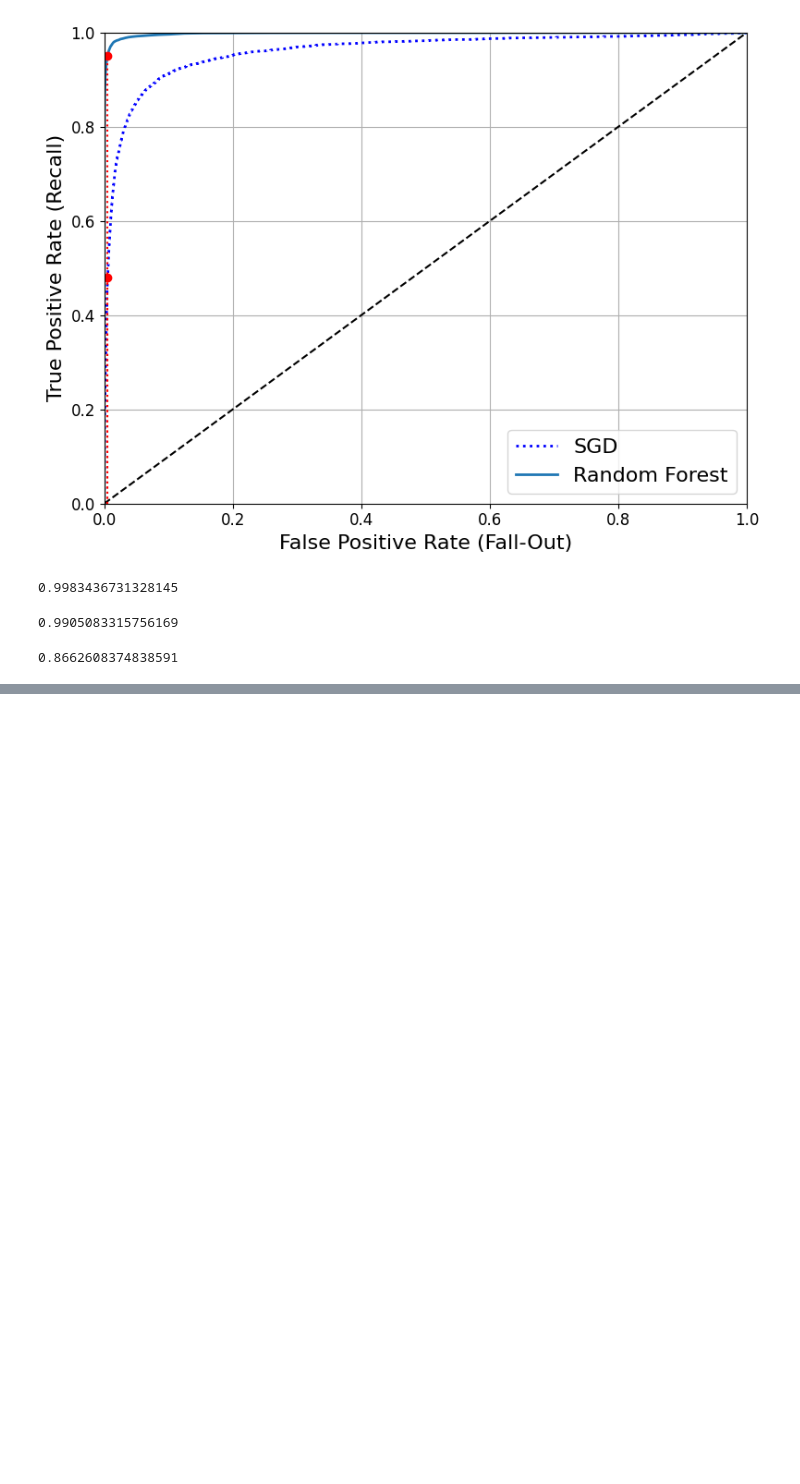
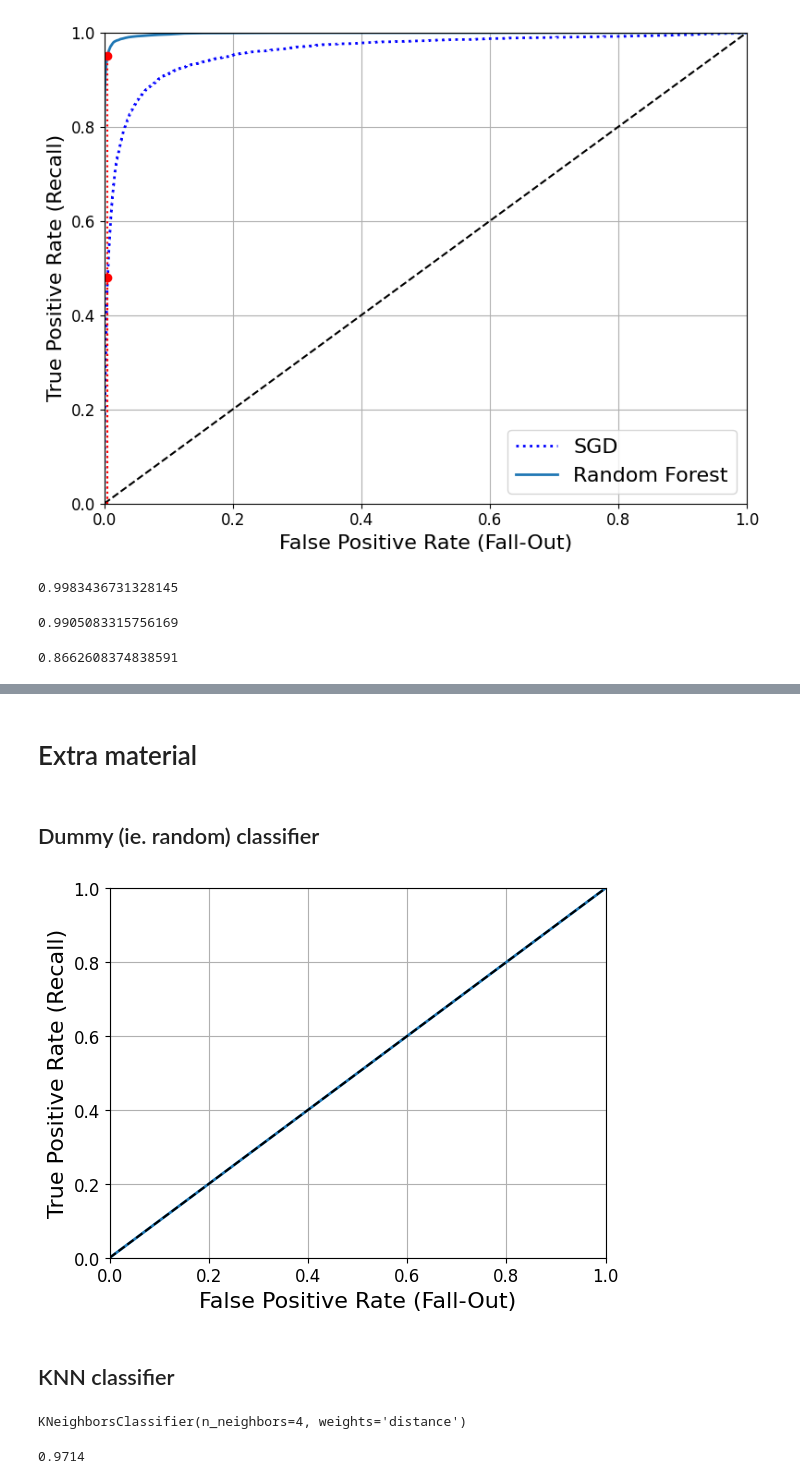
Before and after one commit to JaekwonHa/book-Hands-On-Machine-Learning, a Jupyter notebook: 03_classification.ipynb, the cells around one changed output, grey strips where cells are left out. Drawn from its saved outputs; the diff is of its cells as text; code cells hidden in the pictures; blank space fills up the shorter version.

```diff
--- a/03_classification.ipynb
+++ b/03_classification.ipynb
@@ -440,0 +484,3 @@ recall_score(y_train_5, y_train_pred_forest)
+# %%
+sgd_clf.fit(X_train, y_train)
+sgd_clf.predict([some_digit])
@@ -440,0 +542,9 @@ recall_score(y_train_5, y_train_pred_forest)
+# %%
+from sklearn.neighbors import KNeighborsClassifier
+
+y_train_large = (y_train >= 7)
+y_train_odd = (y_train % 2 == 1)
+y_multilabel = np.c_[y_train_large, y_train_odd]
+
+knn_clf = KNeighborsClassifier()
+knn_clf.fit(X_train, y_multilabel)
@@ -440,0 +578,33 @@ recall_score(y_train_5, y_train_pred_forest)
+# %% [markdown]
+# Extra material
+# %% [markdown]
+## Dummy (ie. random) classifier
+# %%
+from sklearn.dummy import DummyClassifier
+dmy_clf = DummyClassifier(strategy="prior")
+y_probas_dmy = cross_val_predict(dmy_clf, X_train, y_train_5, cv=3, method="predict_proba")
+y_scores_dmy = y_probas_dmy[:, 1]
+# %%
+from sklearn.metrics import roc_curve
+
+def plot_roc_curve(fpr, tpr, label=None):
+    plt.plot(fpr, tpr, linewidth=2, label=label)
+    plt.plot([0, 1], [0, 1], 'k--') # dashed diagonal
+    plt.axis([0, 1, 0, 1])                                    # Not shown in the book
+    plt.xlabel('False Positive Rate (Fall-Out)', fontsize=16) # Not shown
+    plt.ylabel('True Positive Rate (Recall)', fontsize=16)    # Not shown
+    plt.grid(True)
+
+
+fprr, tprr, thresholdsr = roc_curve(y_train_5, y_scores_dmy)
+plot_roc_curve(fprr, tprr)
+# %% [output]
+[figure, added]
+# %% [markdown]
+## KNN classifier
+# %%
+from sklearn.neighbors import KNeighborsClassifier
+knn_clf = KNeighborsClassifier(weights='distance', n_neighbors=4)
+knn_clf.fit(X_train, y_train)
+# %% [output]
+KNeighborsClassifier(n_neighbors=4, weights='distance')
@@ -440,0 +613,5 @@ recall_score(y_train_5, y_train_pred_forest)
+# %%
+from sklearn.metrics import accuracy_score
+accuracy_score(y_test, y_knn_pred)
+# %% [output]
+0.9714
```
Also changed, not shown: parts of 50 cells of this notebook.
